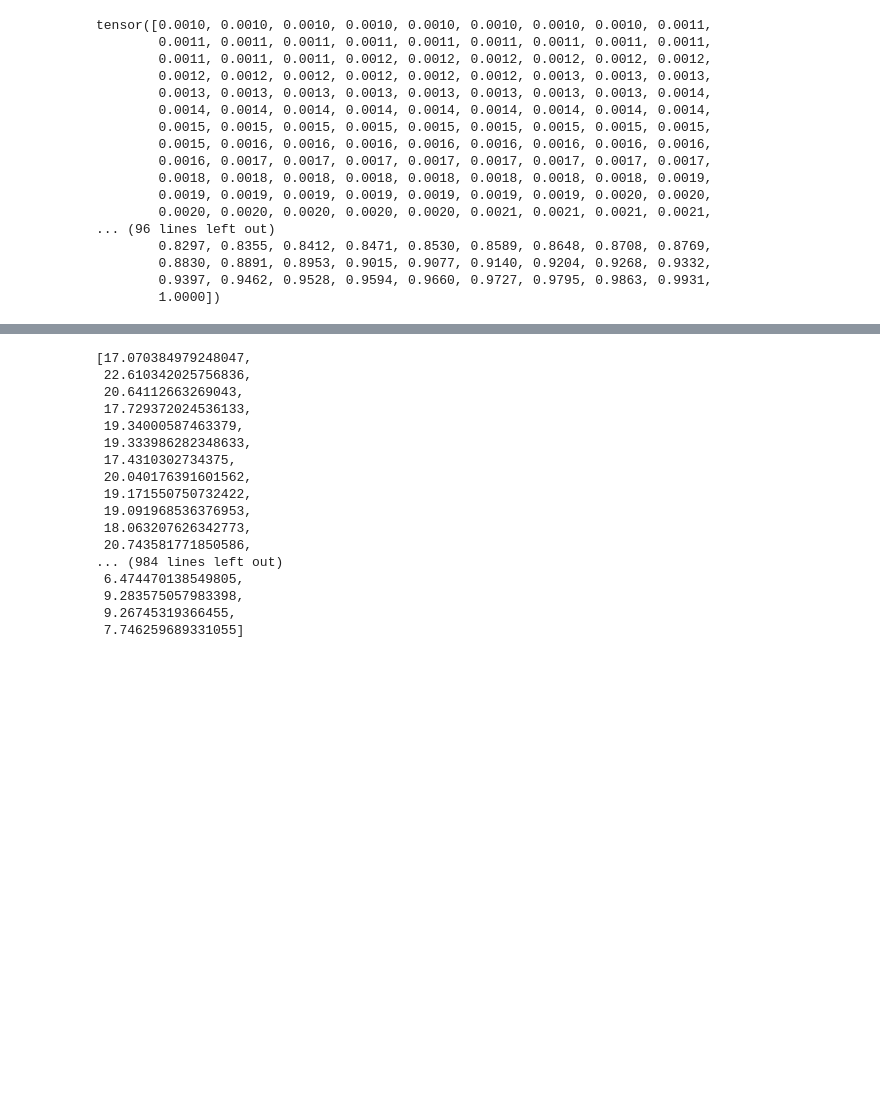
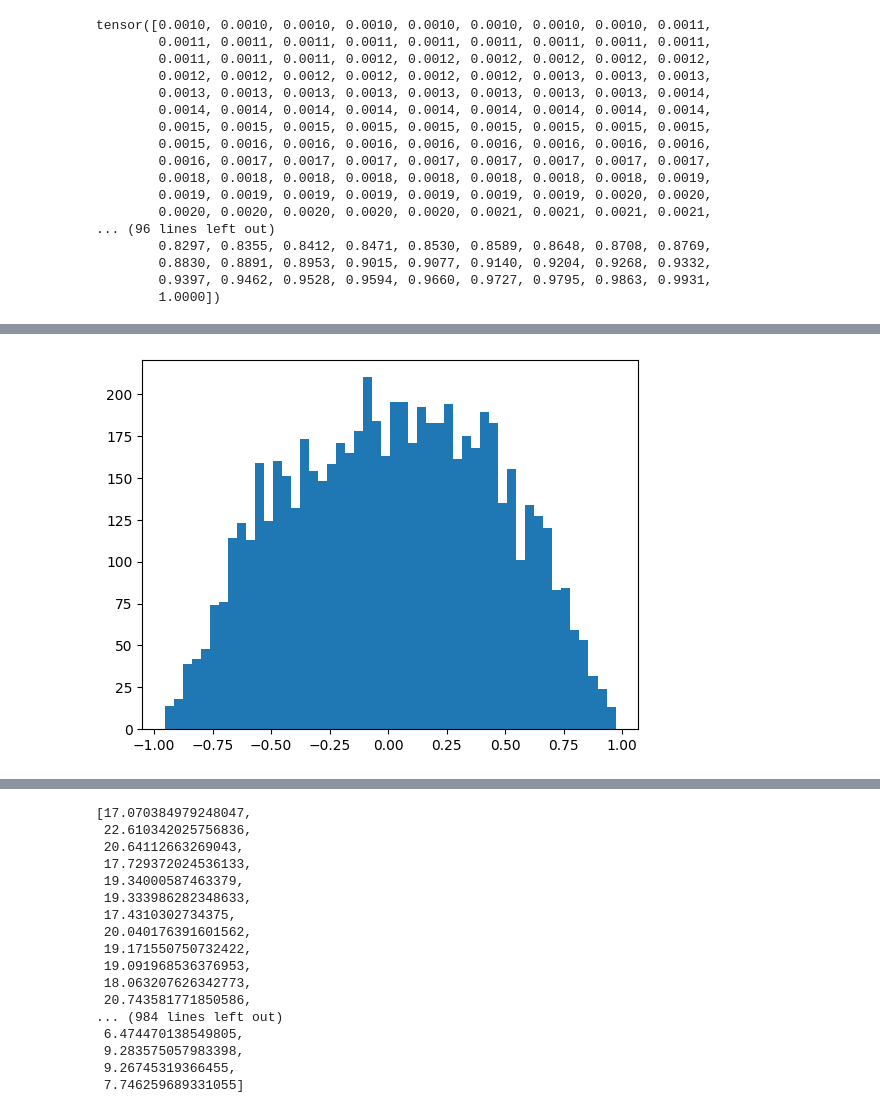
Before and after one commit to godhunter98/neural_networks_zero_to_hero_karpathy_sensei, a Jupyter notebook: nn_hero_zero_2_mlp/mlp.ipynb, the cells around one changed output, grey strips where cells are left out. Cells and saved outputs as stored; diff of their text form; code cells hidden in the pictures; blank space fills up the shorter version.

```diff
--- a/nn_hero_zero_2_mlp/mlp.ipynb
+++ b/nn_hero_zero_2_mlp/mlp.ipynb
@@ -302,0 +344,4 @@ print(loss.item())
+# %%
+plt.hist(h.view(-1).tolist(),bins=50);
+# %% [output]
+[figure, added]
```
Also changed, not shown: parts of 25 cells of this notebook, 9 other files.
